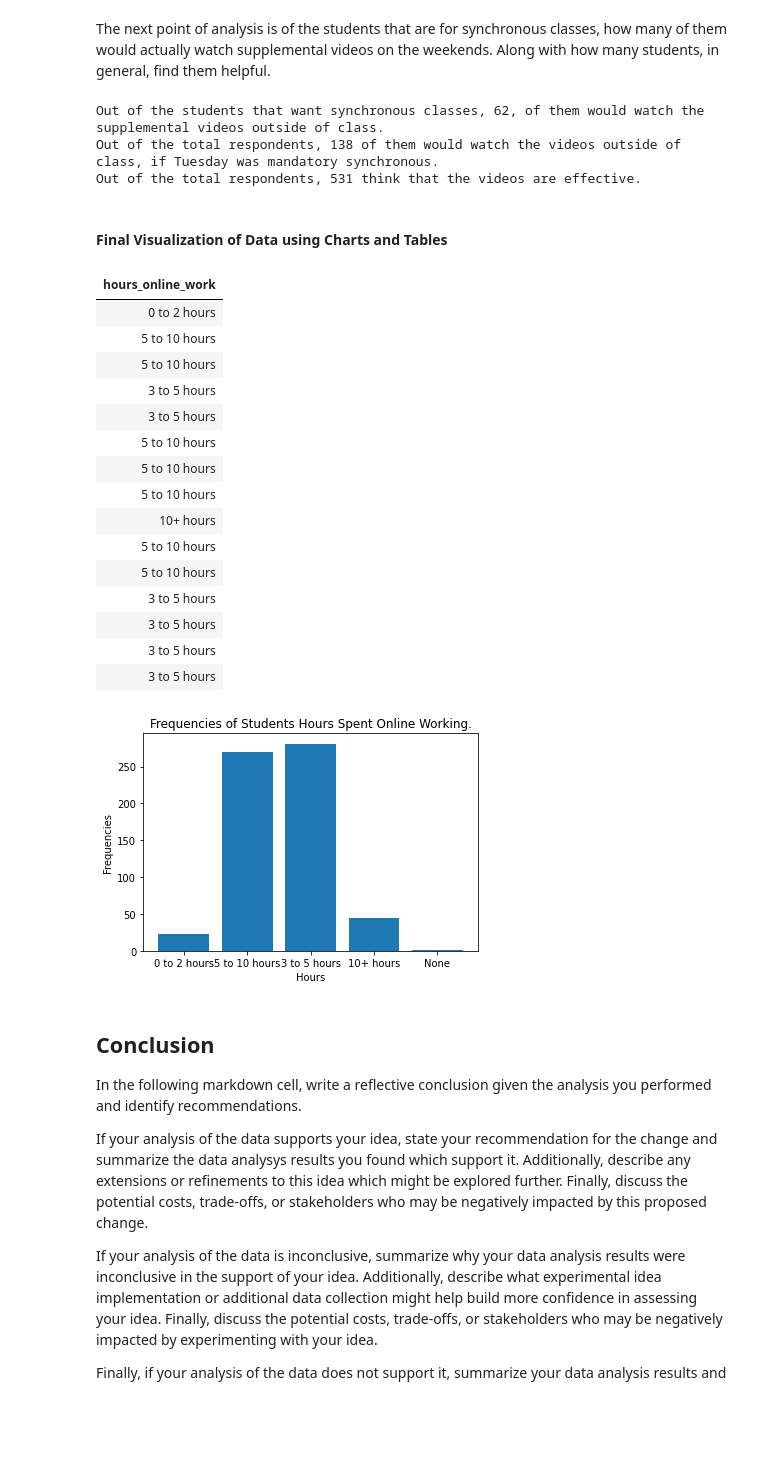
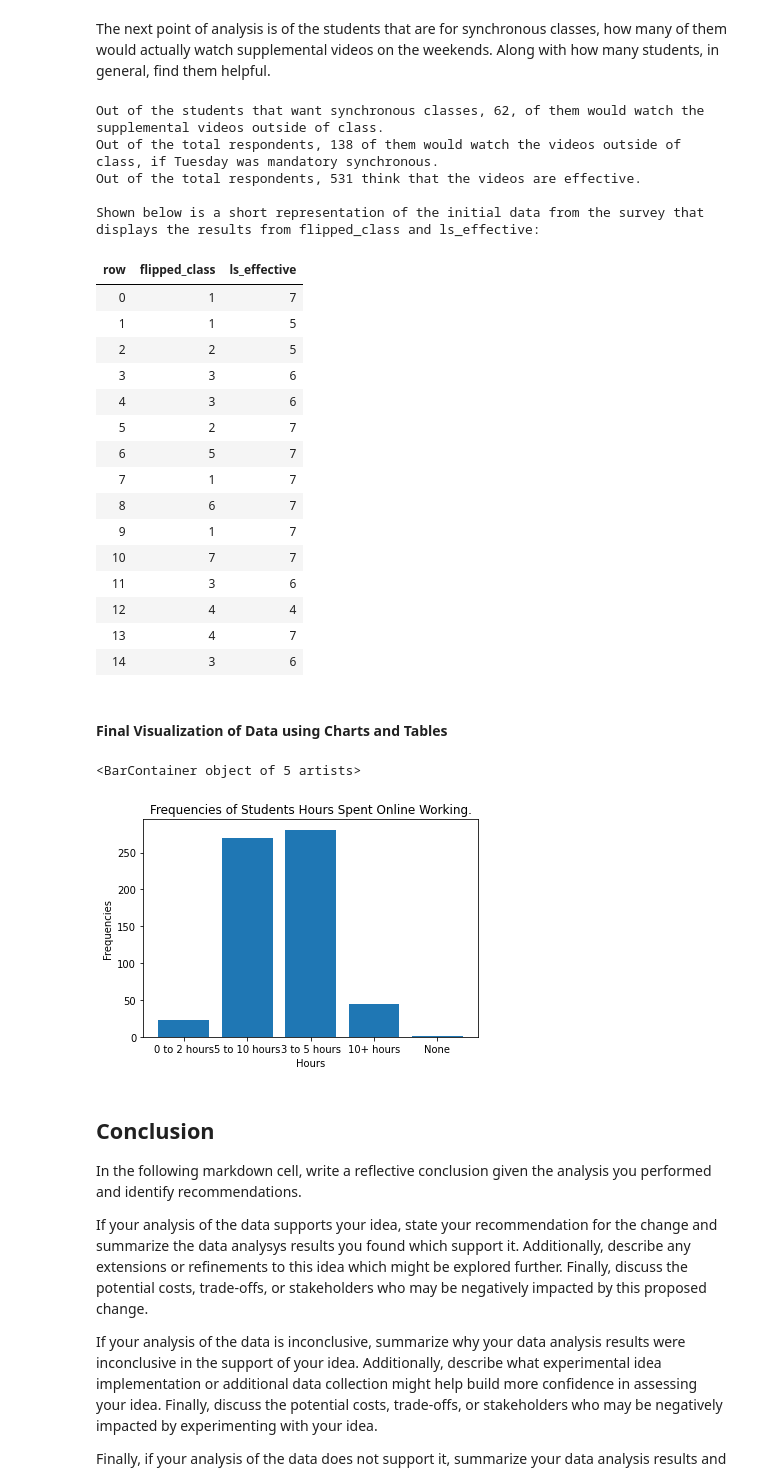
Before and after one commit to kpatl1/comp110-22s-workspace, a Jupyter notebook: exercises/ex08/analysis.ipynb, the cells around one changed output. Cells and saved outputs as stored; diff of their text form; code cells hidden in the pictures; blank space fills up the shorter version.

```diff
--- a/exercises/ex08/analysis.ipynb
+++ b/exercises/ex08/analysis.ipynb
@@ -122,30 +122,54 @@ If fully synchronous classes were reinstated, 122, students would report an incr
 # %% [markdown]
 The next point of analysis is of the students that are for synchronous classes, how many of them would actually watch supplemental videos on the weekends. Along with how many students, in general, find them helpful.
 # %%
+
+from tabulate import tabulate
 
 wanted_columns: list[str] = ["row", "flipped_class", "ls_effective"]
 wanted_keys_for_thresh: list[str] = ["flipped_class", "ls_effective"]
 lesson_vid_table: dict[str, list[str]] = select(final_table, wanted_columns)
 agree_with_vids: tuple[dict[str, list[int]], list[int]] = above_threshold(lesson_vid_table, wanted_keys_for_thresh, 4)
 num_would_watch: int = len(agree_with_vids[0]["flipped_class"])
 num_think_vid_effective: int = len(agree_with_vids[0]["ls_effective"])
 rows_would_watch: list[int] = above_threshold(select(final_table, ["flipped_class", 'row']), ["flipped_class"], 4)[1]
 would_watch_want_sync: list[int] = []
+short_table_lesson_vids: dict[str, list[str]] = head(lesson_vid_table, 15)
+
 
 for value in rows_that_agree_all_sync_exclusively:
     if value in rows_would_watch:
         would_watch_want_sync.append(value)
 
 num_would_watch_that_want_sync: int = len(would_watch_want_sync)
 
 
 print(f"Out of the students that want synchronous classes, {num_would_watch_that_want_sync}, of them would watch the supplemental videos outside of class.")
 print(f"Out of the total respondents, {num_would_watch} of them would watch the videos outside of class, if Tuesday was mandatory synchronous.")
 print(f"Out of the total respondents, {num_think_vid_effective} think that the videos are effective.")
+print("\nShown below is a short representation of the initial data from the survey that displays the results from flipped_class and ls_effective:")
+tabulate(short_table_lesson_vids, short_table_lesson_vids.keys(), 'html')
 # %% [output]
 Out of the students that want synchronous classes, 62, of them would watch the supplemental videos outside of class.
 Out of the total respondents, 138 of them would watch the videos outside of class, if Tuesday was mandatory synchronous.
 Out of the total respondents, 531 think that the videos are effective.
+
+Shown below is a short representation of the initial data from the survey that displays the results from flipped_class and ls_effective:
+| row | flipped_class | ls_effective |
+| 0 | 1 | 7 |
+| 1 | 1 | 5 |
+| 2 | 2 | 5 |
+| 3 | 3 | 6 |
+| 4 | 3 | 6 |
+| 5 | 2 | 7 |
+| 6 | 5 | 7 |
+| 7 | 1 | 7 |
+| 8 | 6 | 7 |
+| 9 | 1 | 7 |
+| 10 | 7 | 7 |
+| 11 | 3 | 6 |
+| 12 | 4 | 4 |
+| 13 | 4 | 7 |
+| 14 | 3 | 6 |
 # %% [markdown]
 #### Final Visualization of Data using Charts and Tables
 # %%
@@ -153,7 +177,6 @@ from matplotlib import pyplot
 from tabulate import tabulate
 
 hours_outside_class_table: dict[str, list[str]] = select(final_table, ["hours_online_work"])
-hours_outside_class_table_shortened: dict[str, list[str]] = head(hours_outside_class_table, 15)
 hours_outside_class_list: list[str] = hours_outside_class_table["hours_online_work"]
 count_hours_outside: dict[str, int] = count(hours_outside_class_list)
 
@@ -163,25 +186,8 @@ pyplot.ylabel("Frequencies")
 labels: list[str] = list(count_hours_outside.keys())
 values: list[int] = list(count_hours_outside.values())
 pyplot.bar(labels, values)
-
-tabulate(hours_outside_class_table_shortened, hours_outside_class_table_shortened.keys(), 'html')
 # %% [output]
-| hours_online_work |
-| 0 to 2 hours |
-| 5 to 10 hours |
-| 5 to 10 hours |
-| 3 to 5 hours |
-| 3 to 5 hours |
-| 5 to 10 hours |
-| 5 to 10 hours |
-| 5 to 10 hours |
-| 10+ hours |
-| 5 to 10 hours |
-| 5 to 10 hours |
-| 3 to 5 hours |
-| 3 to 5 hours |
-| 3 to 5 hours |
-| 3 to 5 hours |
+<BarContainer object of 5 artists>
 [figure]
 # %% [markdown]
 ## Conclusion
```
Also changed, not shown: parts of 1 cell of this notebook.
